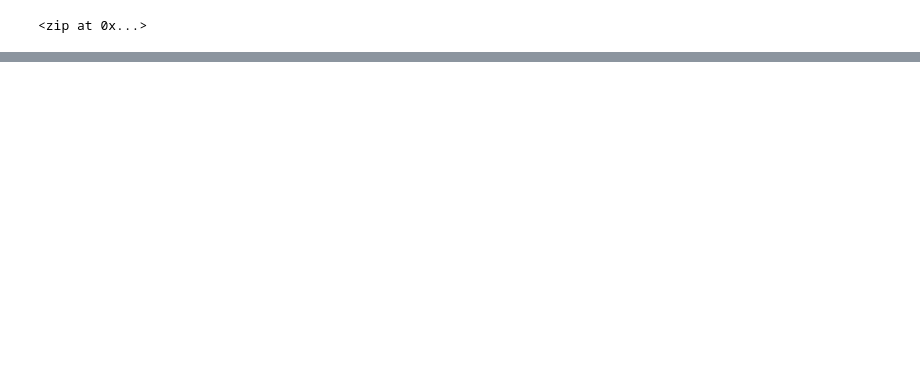
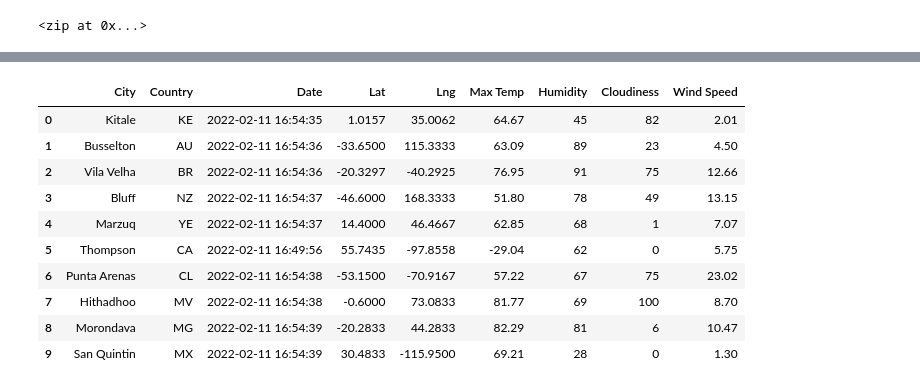
Before and after one commit to ahmadelbaba/World_Weather_Analysis, a Jupyter notebook: WeatherPy.ipynb, the cells around one changed output, grey strips where cells are left out. Cells and saved outputs as stored; diff of their text form; code cells hidden in the pictures; blank space fills up the shorter version.

```diff
--- a/WeatherPy.ipynb
+++ b/WeatherPy.ipynb
@@ -73,0 +165,17 @@ len(cities)
+# %%
+new_column_order = ['City', 'Country', 'Date', 'Lat', 'Lng', 'Max Temp', 'Humidity', 'Cloudiness', 'Wind Speed']
+city_data_df = city_data_df[new_column_order]
+# %%
+city_data_df.head(10)
+# %% [output]
+|  | City | Country | Date | Lat | Lng | Max Temp | Humidity | Cloudiness | Wind Speed |
+| 0 | Kitale | KE | 2022-02-11 16:54:35 | 1.0157 | 35.0062 | 64.67 | 45 | 82 | 2.01 |
+| 1 | Busselton | AU | 2022-02-11 16:54:36 | -33.6500 | 115.3333 | 63.09 | 89 | 23 | 4.50 |
+| 2 | Vila Velha | BR | 2022-02-11 16:54:36 | -20.3297 | -40.2925 | 76.95 | 91 | 75 | 12.66 |
+| 3 | Bluff | NZ | 2022-02-11 16:54:37 | -46.6000 | 168.3333 | 51.80 | 78 | 49 | 13.15 |
+| 4 | Marzuq | YE | 2022-02-11 16:54:37 | 14.4000 | 46.4667 | 62.85 | 68 | 1 | 7.07 |
+| 5 | Thompson | CA | 2022-02-11 16:49:56 | 55.7435 | -97.8558 | -29.04 | 62 | 0 | 5.75 |
+| 6 | Punta Arenas | CL | 2022-02-11 16:54:38 | -53.1500 | -70.9167 | 57.22 | 67 | 75 | 23.02 |
+| 7 | Hithadhoo | MV | 2022-02-11 16:54:38 | -0.6000 | 73.0833 | 81.77 | 69 | 100 | 8.70 |
+| 8 | Morondava | MG | 2022-02-11 16:54:39 | -20.2833 | 44.2833 | 82.29 | 81 | 6 | 10.47 |
+| 9 | San Quintin | MX | 2022-02-11 16:54:39 | 30.4833 | -115.9500 | 69.21 | 28 | 0 | 1.30 |
```
Also changed, not shown: parts of 9 cells of this notebook, 3 other files.
